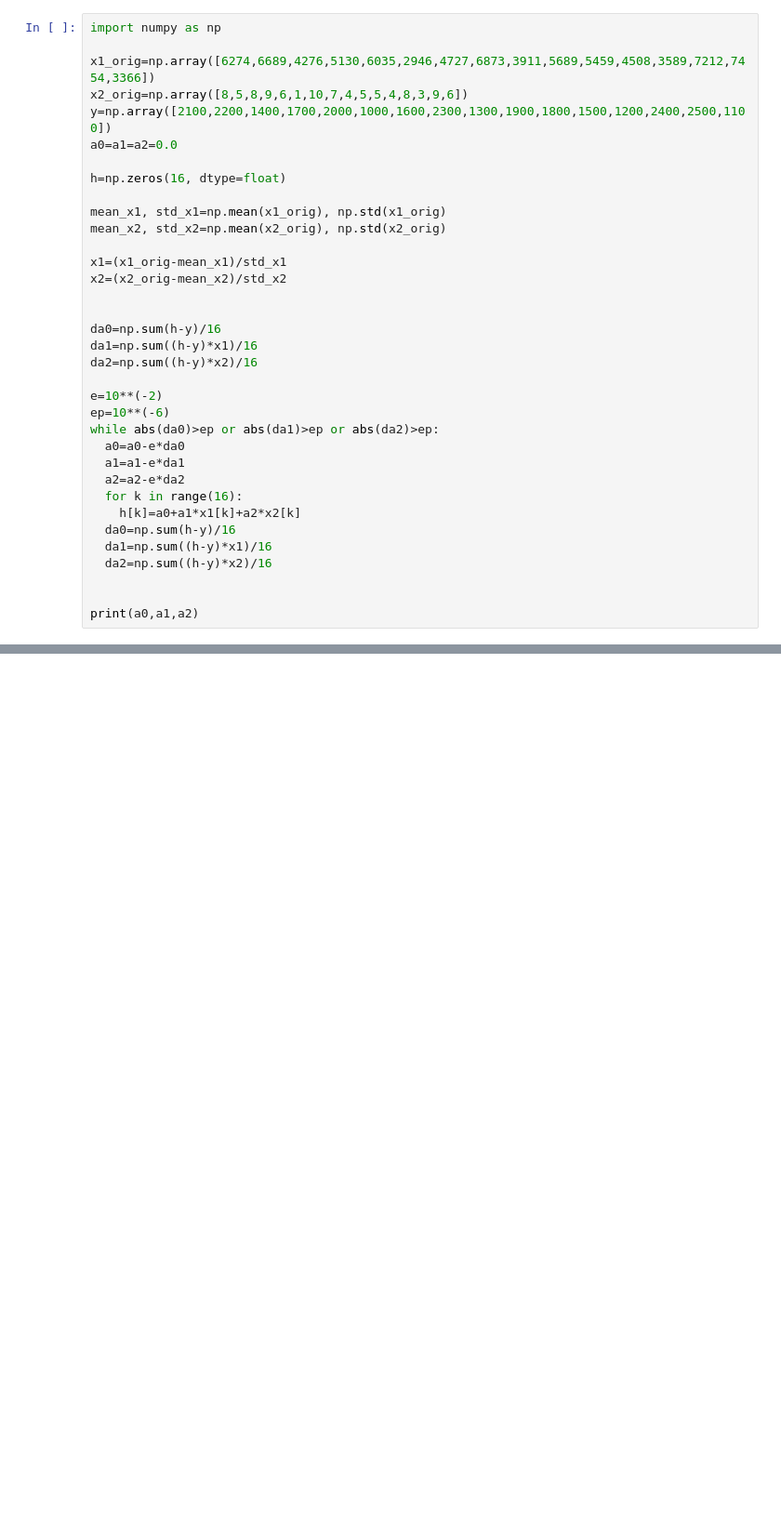
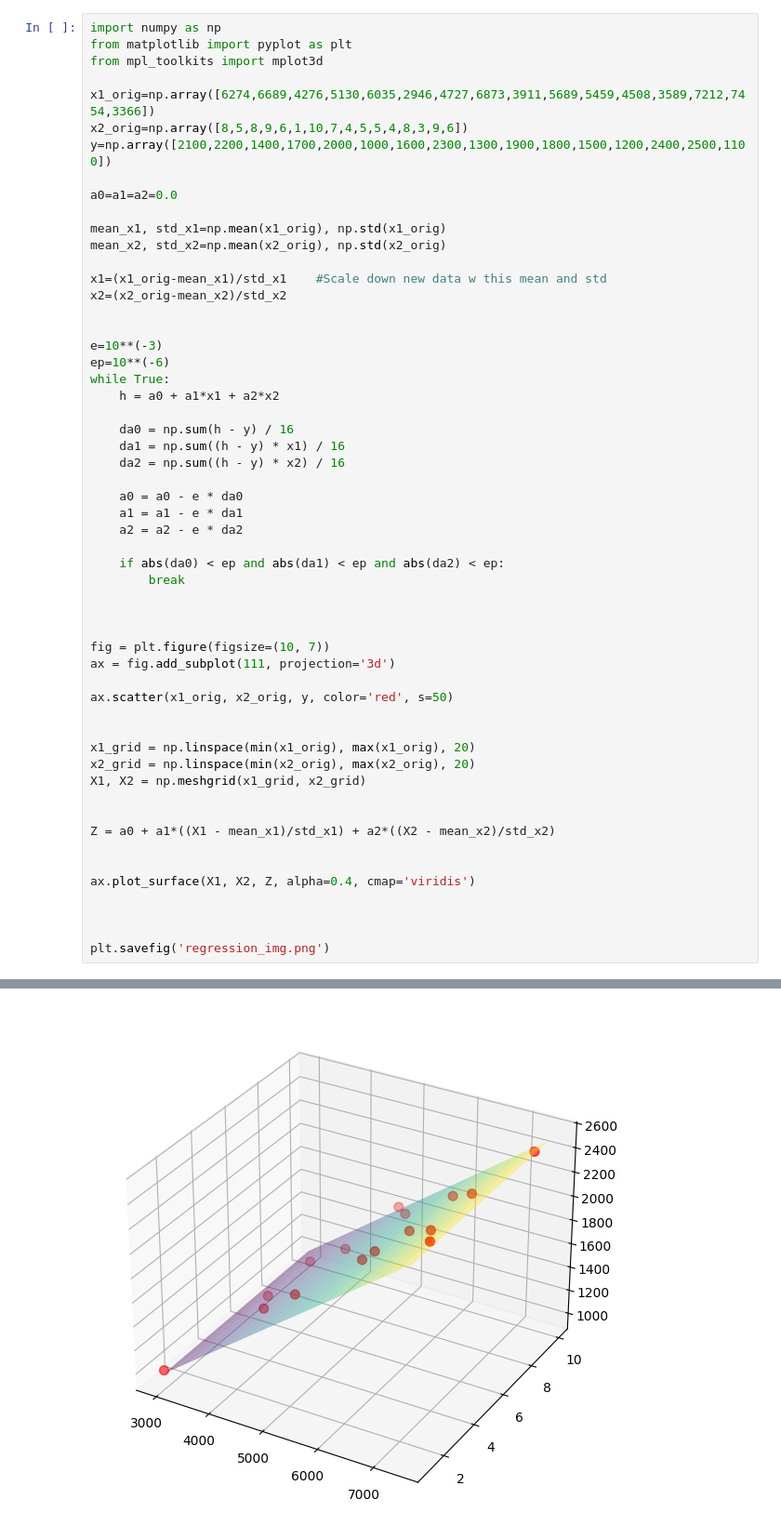
Before and after one commit to divyesh3406/Gradient-Gains, a Jupyter notebook: Linear-Reg.ipynb, the cells around one changed output, grey strips where cells are left out. Shown: that part at 93% size. Saved outputs shown, nothing was run; the diff lists cells and outputs as text; blank space fills up the shorter version.

```diff
--- a/Linear-Reg.ipynb
+++ b/Linear-Reg.ipynb
@@ -1,36 +1,56 @@
 # %%
 import numpy as np
+from matplotlib import pyplot as plt
+from mpl_toolkits import mplot3d
 
 x1_orig=np.array([6274,6689,4276,5130,6035,2946,4727,6873,3911,5689,5459,4508,3589,7212,7454,3366])
 x2_orig=np.array([8,5,8,9,6,1,10,7,4,5,5,4,8,3,9,6])
 y=np.array([2100,2200,1400,1700,2000,1000,1600,2300,1300,1900,1800,1500,1200,2400,2500,1100])
+
 a0=a1=a2=0.0
-
-h=np.zeros(16, dtype=float)
 
 mean_x1, std_x1=np.mean(x1_orig), np.std(x1_orig)
 mean_x2, std_x2=np.mean(x2_orig), np.std(x2_orig)
 
-x1=(x1_orig-mean_x1)/std_x1
+x1=(x1_orig-mean_x1)/std_x1    #Scale down new data w this mean and std
 x2=(x2_orig-mean_x2)/std_x2
 
 
-da0=np.sum(h-y)/16
-da1=np.sum((h-y)*x1)/16
-da2=np.sum((h-y)*x2)/16
+e=10**(-3)
+ep=10**(-6)
+while True:
+    h = a0 + a1*x1 + a2*x2
 
-e=10**(-2)
-ep=10**(-6)
-while abs(da0)>ep or abs(da1)>ep or abs(da2)>ep:
-  a0=a0-e*da0
-  a1=a1-e*da1
-  a2=a2-e*da2
-  for k in range(16):
-    h[k]=a0+a1*x1[k]+a2*x2[k]
-  da0=np.sum(h-y)/16
-  da1=np.sum((h-y)*x1)/16
-  da2=np.sum((h-y)*x2)/16
+    da0 = np.sum(h - y) / 16
+    da1 = np.sum((h - y) * x1) / 16
+    da2 = np.sum((h - y) * x2) / 16
+
+    a0 = a0 - e * da0
+    a1 = a1 - e * da1
+    a2 = a2 - e * da2
+
+    if abs(da0) < ep and abs(da1) < ep and abs(da2) < ep:
+        break
 
 
-print(a0,a1,a2)
+
+fig = plt.figure(figsize=(10, 7))
+ax = fig.add_subplot(111, projection='3d')
+
+ax.scatter(x1_orig, x2_orig, y, color='red', s=50)
+
+
+x1_grid = np.linspace(min(x1_orig), max(x1_orig), 20)
+x2_grid = np.linspace(min(x2_orig), max(x2_orig), 20)
+X1, X2 = np.meshgrid(x1_grid, x2_grid)
+
+
+Z = a0 + a1*((X1 - mean_x1)/std_x1) + a2*((X2 - mean_x2)/std_x2)
+
+
+ax.plot_surface(X1, X2, Z, alpha=0.4, cmap='viridis')
+
+
+
+plt.savefig('regression_img.png')
 # %% [output]
@@ -37,0 +57 @@ print(a0,a1,a2)
+[figure, added]
```
Also changed, not shown: parts of 1 cell of this notebook.
